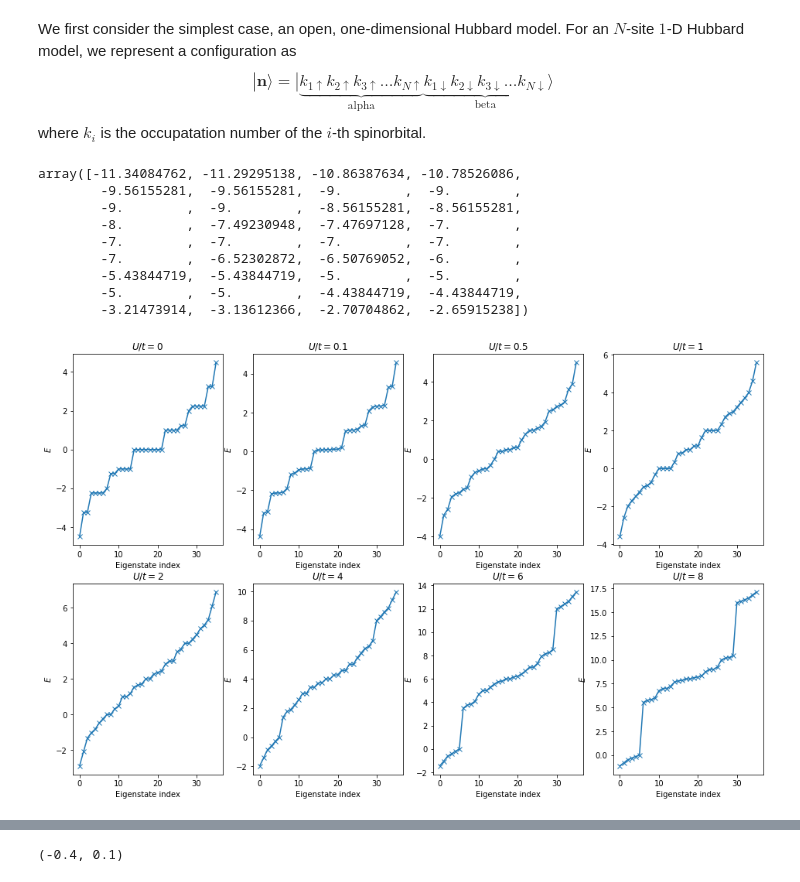
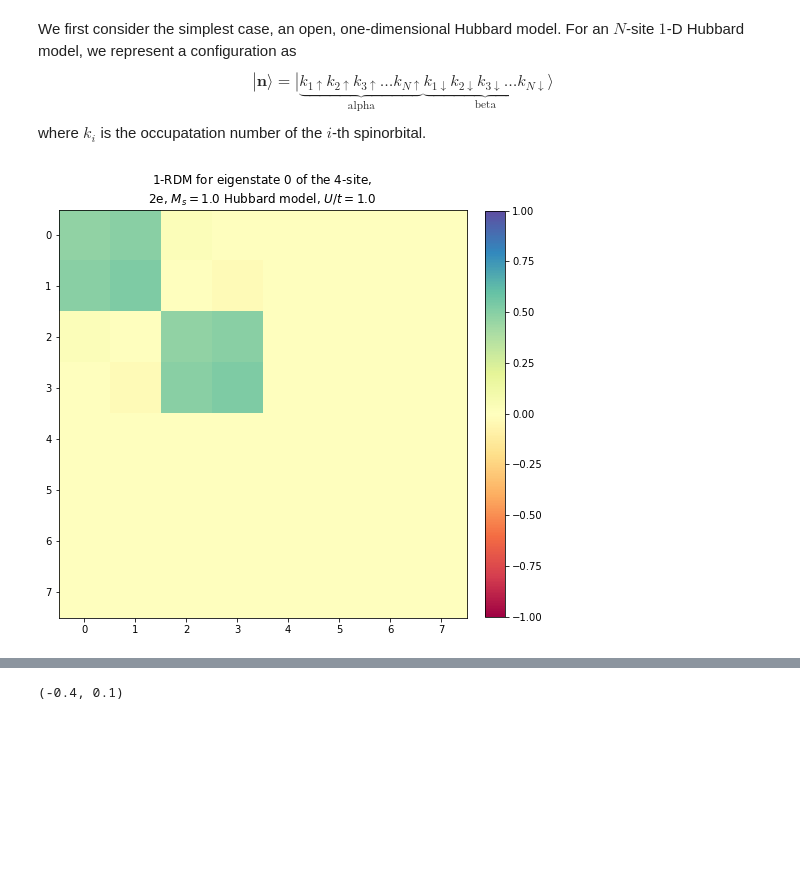
Before and after one commit to brianz98/hubbard-model, a Jupyter notebook: hubbard.ipynb, the cells around one changed output, grey strips where cells are left out. Drawn from its saved outputs; the diff is of its cells as text; code cells hidden in the pictures; blank space fills up the shorter version.

Commit message:
More rdm plotting

```diff
--- a/hubbard.ipynb
+++ b/hubbard.ipynb
@@ -371,6 +371,7 @@ and a memory of {self.mem_reqd_hamil:.2f} kB for the Hamiltonian, if requested."
         ax.set_ylabel('Many-body basis state')
 
     def get_occ_mat(self):
+        # This is essentially doing <psi|n_i|psi>
         self.occ_mat = np.zeros((self.ncomb,self.bit_string_length))
         for i in range(self.ncomb):
             oa, ob, _ = self.bit_string_to_occ_vec(self.tot_strings[i])
@@ -409,6 +410,12 @@ and a memory of {self.mem_reqd_hamil:.2f} kB for the Hamiltonian, if requested."
         f.colorbar(im, fraction=0.0455, pad=0.04)
         ax.set_title(r"""1-RDM for eigenstate {i_eigst} of the ${nsite}$-site,
 ${nel}$e, $M_s={ms}$ Hubbard model, $U/t={ut:.1f}$""".format(i_eigst=i_eigst, nsite=self.nsites, nel=self.nel, ms=self.ms, ut=float(self.u/self.t)))
+        if (self.ndim == 2):
+            ax.set_xticks(list(range(self.bit_string_length)))
+            ticklabels = ['('+str(int(_[0]))+','+str(int(_[1]))+')'+'↑' for _ in self.sites]+['('+str(int(_[0]))+','+str(int(_[1]))+')'+'↓' for _ in self.sites]
+            ax.set_xticklabels(ticklabels)
+            ax.set_yticks(list(range(self.bit_string_length)))
+            ax.set_yticklabels(ticklabels)
 
     def site_enumeration_rect(self):
         self.sites = np.zeros((self.nsites,2))
@@ -432,28 +439,8 @@ ${nel}$e, $M_s={ms}$ Hubbard model, $U/t={ut:.1f}$""".format(i_eigst=i_eigst, ns
                     if np.abs(dist-(self.ydim-1)) < 1e-10:
                         self.connections[i,j] += 1
 # %%
-hl = HubbardLattice((4,1), 2, 2, 1, 1, pbc=True)
+hl = HubbardLattice(4, 2, 0, 1, 1, pbc=True)
 hl.solve_model()
-hl.eigvals
+hl.plot_rdm(0)
 # %% [output]
-array([-11.34084762, -11.29295138, -10.86387634, -10.78526086,
-        -9.56155281,  -9.56155281,  -9.        ,  -9.        ,
-        -9.        ,  -9.        ,  -8.56155281,  -8.56155281,
-        -8.        ,  -7.49230948,  -7.47697128,  -7.        ,
-        -7.        ,  -7.        ,  -7.        ,  -7.        ,
-        -7.        ,  -6.52302872,  -6.50769052,  -6.        ,
-        -5.43844719,  -5.43844719,  -5.        ,  -5.        ,
-        -5.        ,  -5.        ,  -4.43844719,  -4.43844719,
-        -3.21473914,  -3.13612366,  -2.70704862,  -2.65915238])
+[figure, added]
-# %%
-f,axes = plt.subplots(2,4,figsize=(16,10))
-
-for i,u in enumerate([0,0.1,0.5,1,2,4,6,8]):
-    hl = HubbardLattice(4, 2, 2, 1, u)
-    hl.solve_model()
-    axes.flatten()[i].plot(hl.eigvals,marker='x')
-    axes.flatten()[i].set_title(r'$U/t={u}$'.format(u=u))
-    axes.flatten()[i].set_xlabel('Eigenstate index')
-    axes.flatten()[i].set_ylabel(r'$E$')
-# %% [output]
-[figure, removed]
```
Also changed, not shown: parts of 1 cell of this notebook.
